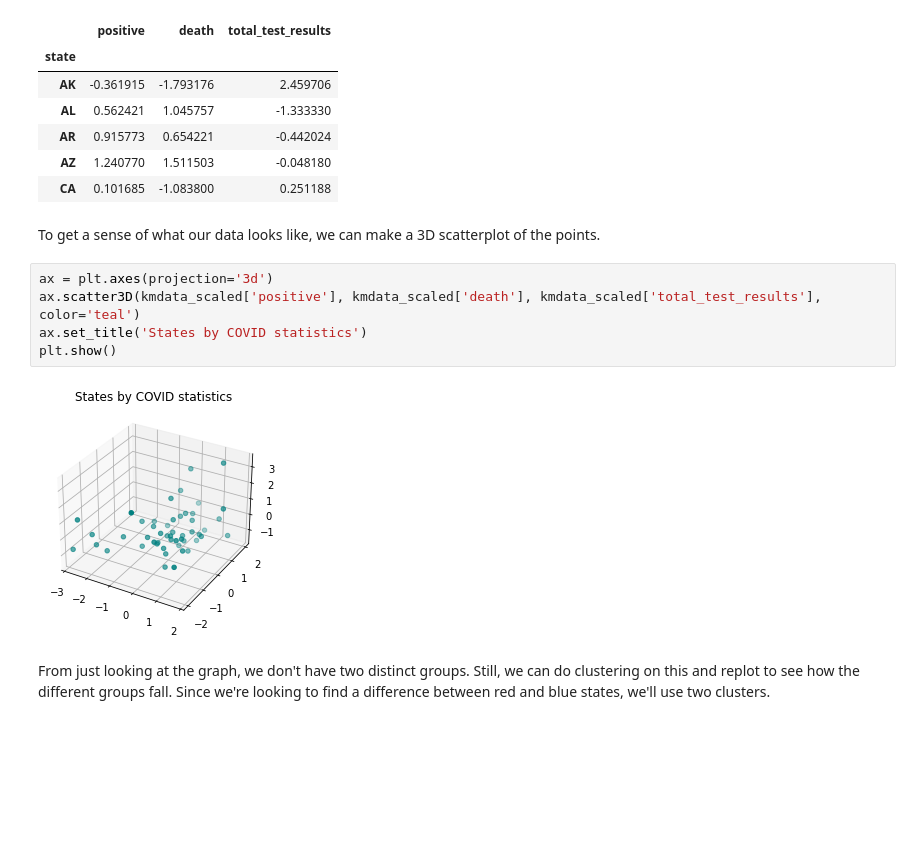
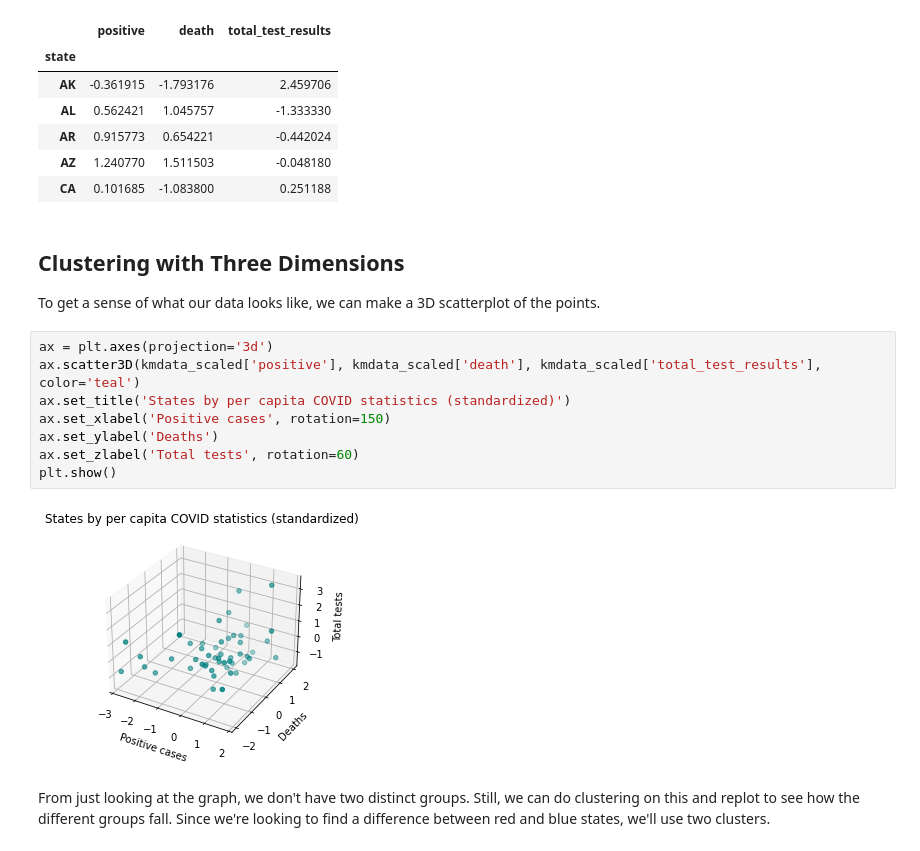
Before and after one commit to joyjwang/joyjwang.github.io, a Jupyter notebook: Final Project.ipynb, the cells around one changed output. Cells and saved outputs as stored; diff of their text form; blank space fills up the shorter version.

```diff
--- a/Final Project.ipynb
+++ b/Final Project.ipynb
@@ -336,14 +338,19 @@ kmdata_scaled.head()
 | AZ | 1.240770 | 1.511503 | -0.048180 |
 | CA | 0.101685 | -1.083800 | 0.251188 |
 # %% [markdown]
+## Clustering with Three Dimensions
+
 To get a sense of what our data looks like, we can make a 3D scatterplot of the points.
 # %%
 ax = plt.axes(projection='3d')
 ax.scatter3D(kmdata_scaled['positive'], kmdata_scaled['death'], kmdata_scaled['total_test_results'], color='teal')
-ax.set_title('States by COVID statistics')
+ax.set_title('States by per capita COVID statistics (standardized)')
+ax.set_xlabel('Positive cases', rotation=150)
+ax.set_ylabel('Deaths')
+ax.set_zlabel('Total tests', rotation=60)
 plt.show()
 # %% [output]
-[figure, old version]
+[figure, new version]
 # %% [markdown]
 From just looking at the graph, we don't have two distinct groups. Still, we can do clustering on this and replot to see how the different groups fall. Since we're looking to find a difference between red and blue states, we'll use two clusters.
 # %%
```
Also changed, not shown: parts of 8 cells of this notebook.
